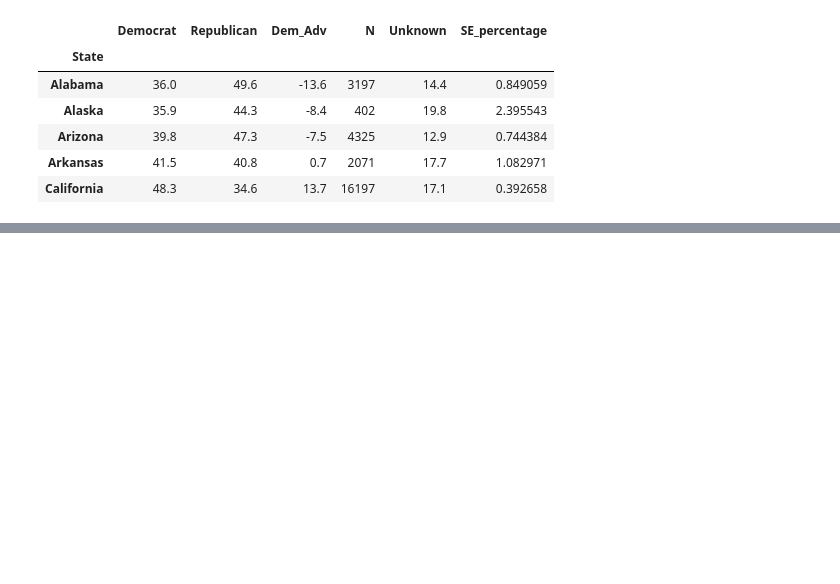
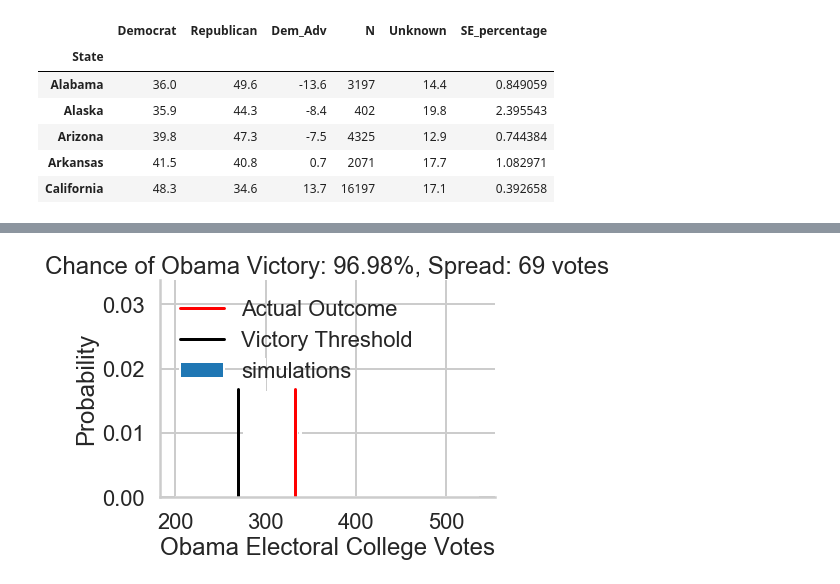
Before and after one commit to jprasanthkumar28/Data_Science_6080, a Jupyter notebook: Week2/Lab3/Lab3_Stats_6080.ipynb, the cells around one changed output, grey strips where cells are left out. Saved outputs shown, nothing was run; the diff lists cells and outputs as text; code cells hidden in the pictures; blank space fills up the shorter version.

```diff
--- a/Week2/Lab3/Lab3_Stats_6080.ipynb
+++ b/Week2/Lab3/Lab3_Stats_6080.ipynb
@@ -125,3 +119,6 @@ gallup_2012.head()
 | Arizona | 39.8 | 47.3 | -7.5 | 4325 | 12.9 | 0.744384 |
 | Arkansas | 41.5 | 40.8 | 0.7 | 2071 | 17.7 | 1.082971 |
 | California | 48.3 | 34.6 | 13.7 | 16197 | 17.1 | 0.392658 |
+# %%
+predictwise = pd.read_csv("predictwise.csv").set_index('States')
+predictwise.head()
@@ -128,3 +133,22 @@ gallup_2012.head()
+# %%
+def simulate_election(model, n_sim):
+    simulations = np.random.uniform(size=(51, n_sim))
+    obama_votes = (simulations < model.Obama.values.reshape(-1, 1)) * model.Votes.values.reshape(-1, 1)
+    return obama_votes.sum(axis=0)
+# %%
+def plot_simulation(simulation):
+    plt.hist(simulation, bins=np.arange(200, 538, 1), label='simulations', align='left', density=True)
+    plt.axvline(332, 0, .5, color='r', label='Actual Outcome')
+    plt.axvline(269, 0, .5, color='k', label='Victory Threshold')
+    p05 = np.percentile(simulation, 5.)
+    p95 = np.percentile(simulation, 95.)
+    iq = int(p95 - p05)
+    pwin = ((simulation >= 269).mean() * 100)
+    plt.title("Chance of Obama Victory: %0.2f%%, Spread: %d votes" % (pwin, iq))
+    plt.legend(frameon=False, loc='upper left')
+    plt.xlabel("Obama Electoral College Votes")
+    plt.ylabel("Probability")
+    sns.despine()
 # %%
 from scipy.special import erf
 def uncertain_gallup_model(gallup):
@@ -136,5 +159,7 @@ predictwise = pd.read_csv("predictwise.csv")
 model = uncertain_gallup_model(gallup_2012)
 model = model.join(predictwise.Votes)
 # %%
-prediction = uncertain_gallup_model(model)
+prediction = simulate_election(model, 10000)
 plot_simulation(prediction)
+# %% [output]
+[figure, added]
```
Also changed, not shown: parts of 12 cells of this notebook, 8 other files.
